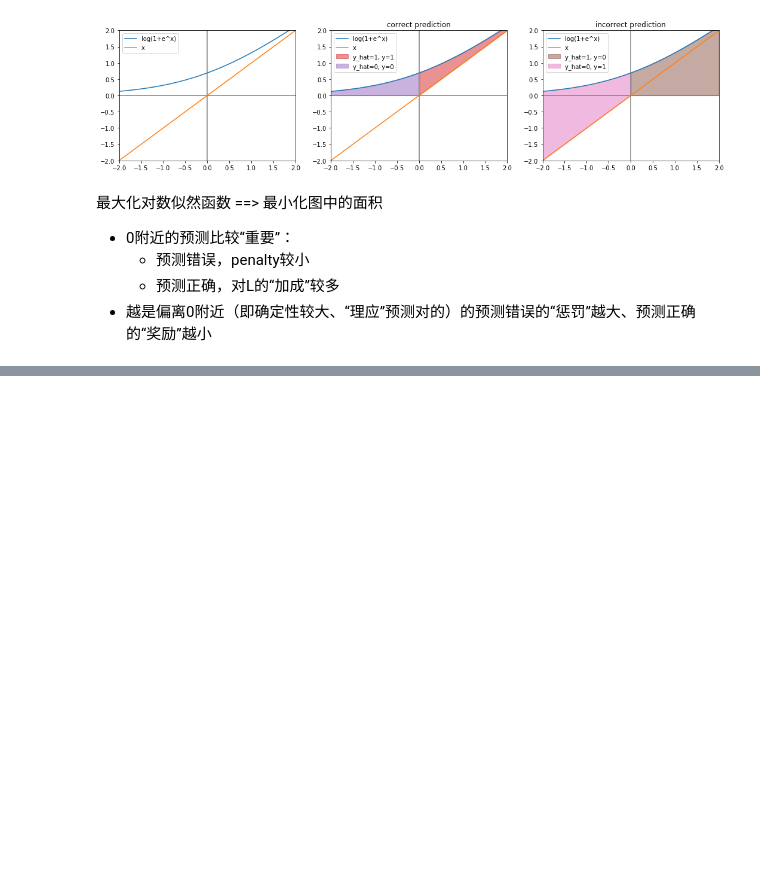
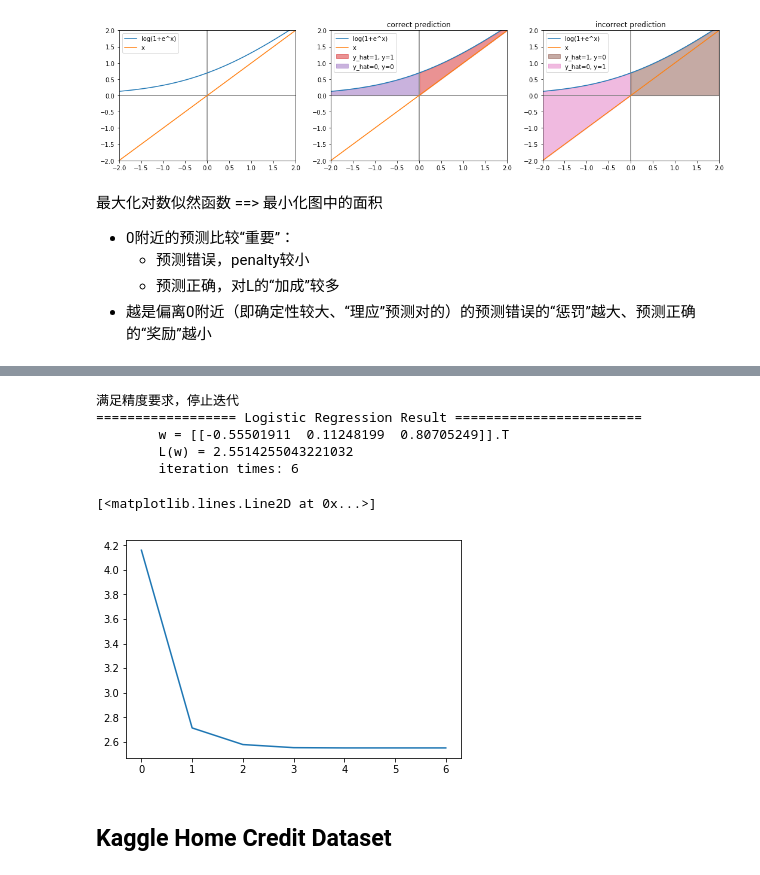
Before and after one commit to JiaRu2016/LiHang_StatisticalLearningMethod, a Jupyter notebook: C6-logistic/LogisticRegression.ipynb, the cells around one changed output, grey strips where cells are left out. Saved outputs shown, nothing was run; the diff lists cells and outputs as text; code cells hidden in the pictures; blank space fills up the shorter version.

Commit message:
C6-Logistic & NewtonMethod

```diff
--- a/C6-logistic/LogisticRegression.ipynb
+++ b/C6-logistic/LogisticRegression.ipynb
@@ -84,0 +239,36 @@ Text(0.5, 1.0, 'incorrect prediction')
+# %%
+import numpy as np
+
+w = np.array([[1], [10], [0]])
+X = np.array([
+    [1, 2, 3],
+    [4, 5, 6],
+    [7, 8, 9],
+    [1, 0, 0],
+    [0, 1, 0],
+    [0, 0, 1],
+])
+y = np.array([[1, 1, 1, 0, 0, 0]]).T
+
+df = pd.DataFrame(X)
+df['y'] = y
+
+m = Logistic()
+m.fit(df)
+m.print_summary()
+# %% [output]
+满足精度要求，停止迭代
+================== Logistic Regression Result ========================
+        w = [[-0.55501911  0.11248199  0.80705249]].T
+        L(w) = 2.5514255043221032
+        iteration times: 6
+# %%
+%matplotlib inline
+import matplotlib.pyplot as plt
+
+plt.plot(m.opt.f_value)
+# %% [output]
+[<matplotlib.lines.Line2D at 0x...>]
+[figure, added]
+# %% [markdown]
+## Kaggle Home Credit Dataset
```
Also changed, not shown: parts of 13 cells of this notebook.
